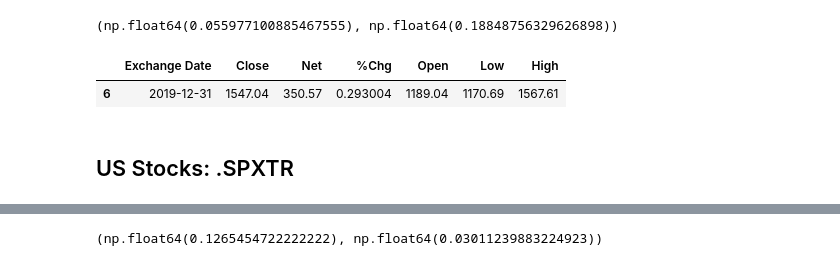
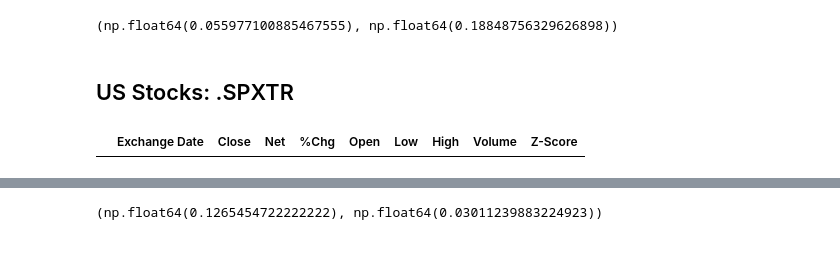
Before and after one commit to JachymS/FIRE_Rule_from_a_Perspective_of_a_Czech_Retail_Investor, a Jupyter notebook: processing/Stocks.ipynb, the cells around one changed output, grey strips where cells are left out. Cells and saved outputs as stored; diff of their text form; code cells hidden in the pictures.

Commit message:
changes:)
Mainly added checks for outliers, edited some save/load paths to be valid in this arrangement

```diff
--- a/processing/Stocks.ipynb
+++ b/processing/Stocks.ipynb
@@ -78,2 +60,19 @@ sx5gt = pd.read_excel("data/stocks/SX5GT_00_25.xlsx", sheet_name="Data")
 sx5gt['Exchange Date'] = pd.to_datetime(sx5gt['Exchange Date'])
 sx5gt = sx5gt[sx5gt['Exchange Date'] <= '2024-12-31']
+# %%
+# Reset index
+sx5gt.reset_index(inplace=True)
+sx5gt.drop("index", axis=1, inplace=True)
+# %%
+# Check for Outliers
+# Calculate mean, std
+sx5gt_std = np.std(sx5gt["%Chg"])
+sx5gt_mean = np.mean(sx5gt["%Chg"])
+
+# Calculate Z-Score
+sx5gt["Z-Score"] = np.nan
+for i in range(len(sx5gt)):
+    sx5gt.loc[i, "Z-Score"] = ((sx5gt.loc[i, "%Chg"] - sx5gt_mean) / sx5gt_std)
+
+# Print out Outliers
+sx5gt[np.abs(sx5gt["Z-Score"])>3] # Empty => no outliers
@@ -88,13 +90,9 @@ plt.show
 np.mean(sx5gt["%Chg"]),np.std(sx5gt["%Chg"])
 # %% [output]
 (np.float64(0.055977100885467555), np.float64(0.18848756329626898))
-# %%
-sx5gt[sx5gt['%Chg'] == max(sx5gt['%Chg'])]
-# %% [output]
-|  | Exchange Date | Close | Net | %Chg | Open | Low | High |
-| 6 | 2019-12-31 | 1547.04 | 350.57 | 0.293004 | 1189.04 | 1170.69 | 1567.61 |
 # %% [markdown]
 ## US Stocks: .SPXTR
 # %%
-spxtr = pd.read_excel("data/stocks/SPXTR_88_25.xlsx", sheet_name="Data")
+# Load data
+spxtr = pd.read_excel("/Users/jachymsvejda/Documents/GitHub/FIRE_Rule_from_a_Perspective_of_a_Czech_Retail_Investor/data/stocks/SPXTR_88_25.xlsx", sheet_name="Data")
 # %%
@@ -101,3 +100,22 @@ spxtr = pd.read_excel("data/stocks/SPXTR_88_25.xlsx", sheet_name="Data")
 spxtr['Exchange Date'] = pd.to_datetime(spxtr['Exchange Date'])
 spxtr = spxtr[spxtr['Exchange Date'] <= '2024-12-31']
+# %%
+# Reset index
+spxtr.reset_index(inplace=True)
+spxtr.drop("index", axis=1, inplace=True)
+# %%
+# Check for Outliers
+# Calculate mean, std
+spxtr_std = np.std(spxtr["%Chg"])
+spxtr_mean = np.mean(spxtr["%Chg"])
+
+# Calculate Z-Score
+spxtr["Z-Score"] = np.nan
+for i in range(len(spxtr)):
+    spxtr.loc[i, "Z-Score"] = ((spxtr.loc[i, "%Chg"] - spxtr_mean) / spxtr_std)
+
+# Print out Outliers
+spxtr[np.abs(spxtr["Z-Score"])>3] # Empty => no outliers
+# %% [output]
+|  | Exchange Date | Close | Net | %Chg | Open | Low | High | Volume | Z-Score |
 # %%
```
Also changed, not shown: parts of 9 cells of this notebook, 8 other files.
